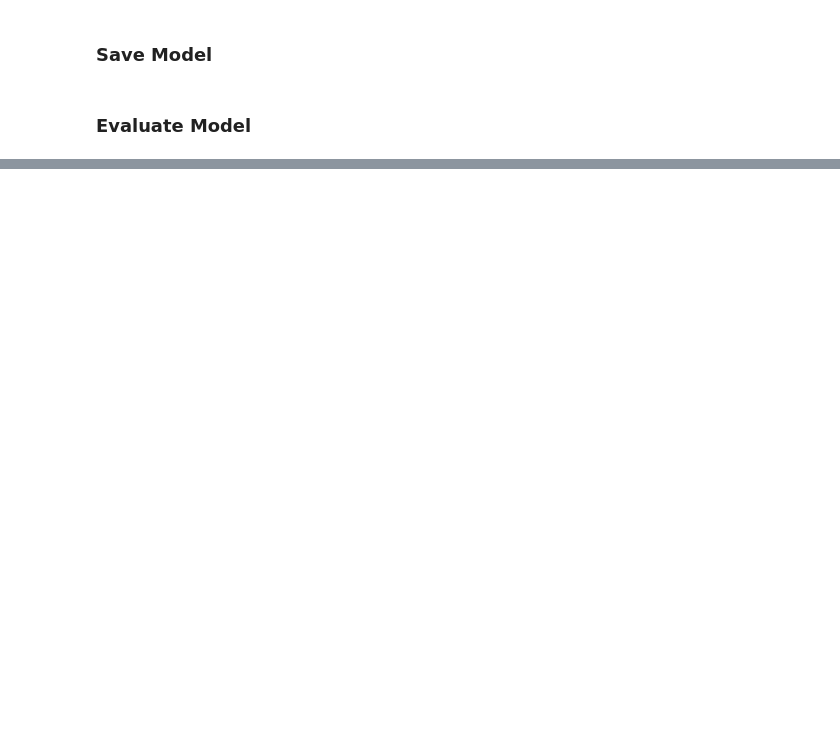
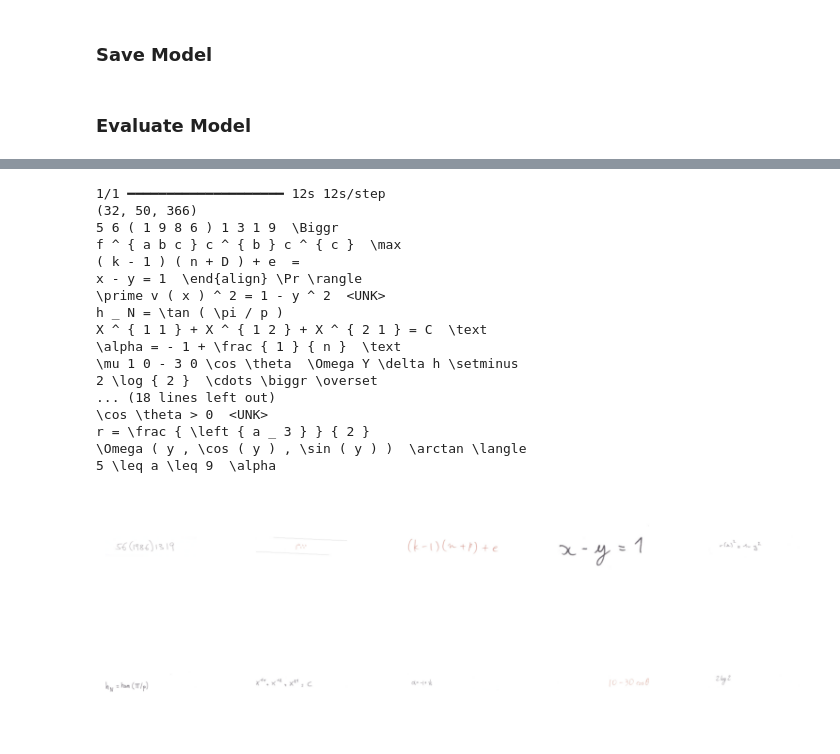
Before and after one commit to M-Serrano-Altena/Math-Image-Recognition, a Jupyter notebook: Own Notebooks/char-recognition-CROHME23.ipynb, the cells around one changed output, grey strips where cells are left out. Drawn from its saved outputs; the diff is of its cells as text; code cells hidden in the pictures; blank space fills up the shorter version.

```diff
--- a/Own Notebooks/char-recognition-CROHME23.ipynb
+++ b/Own Notebooks/char-recognition-CROHME23.ipynb
@@ -637,7 +637,7 @@ test_dataset_model = modify_dataset_for_model(test_dataset, teacher_forcing_prob
 # %% [markdown]
 ### Train/Load Model
 # %%
-train_model = True
+train_model = False
 models_path = "../models/CROHME"
 
 if train_model:
@@ -710,15 +726,34 @@ def plot_n_images(X, y=None, n=10, row_spacing=0.5):
     plt.subplots_adjust(hspace=row_spacing)
     plt.show()
 # %%
-for image_label_tuple, label in train_dataset_model:
+for image_label_tuple, label in test_dataset_model:
     predictions = model.predict(image_label_tuple)
     print(predictions.shape)
     predicted_tokens = np.argmax(predictions, axis=-1)
     for token_seq in predicted_tokens:
         print(tokenizer.decode([token for token in token_seq if token != 0]))
 
     plot_n_images(image_label_tuple[0].numpy().astype(np.float32))
     break
+# %% [output]
+1/1 ━━━━━━━━━━━━━━━━━━━━ 12s 12s/step
+(32, 50, 366)
+5 6 ( 1 9 8 6 ) 1 3 1 9  \Biggr
+f ^ { a b c } c ^ { b } c ^ { c }  \max
+( k - 1 ) ( n + D ) + e  =
+x - y = 1  \end{align} \Pr \rangle
+\prime v ( x ) ^ 2 = 1 - y ^ 2  <UNK>
+h _ N = \tan ( \pi / p )
+X ^ { 1 1 } + X ^ { 1 2 } + X ^ { 2 1 } = C  \text
+\alpha = - 1 + \frac { 1 } { n }  \text
+\mu 1 0 - 3 0 \cos \theta  \Omega Y \delta h \setminus
+2 \log { 2 }  \cdots \biggr \overset
+... (18 lines left out)
+\cos \theta > 0  <UNK>
+r = \frac { \left { a _ 3 } } { 2 }
+\Omega ( y , \cos ( y ) , \sin ( y ) )  \arctan \langle
+5 \leq a \leq 9  \alpha
+[figure, added]
 # %%
 def evaluate_autoregressive(
     model: tf.keras.Model,
```
Also changed, not shown: parts of 9 cells of this notebook, 4 other files.
